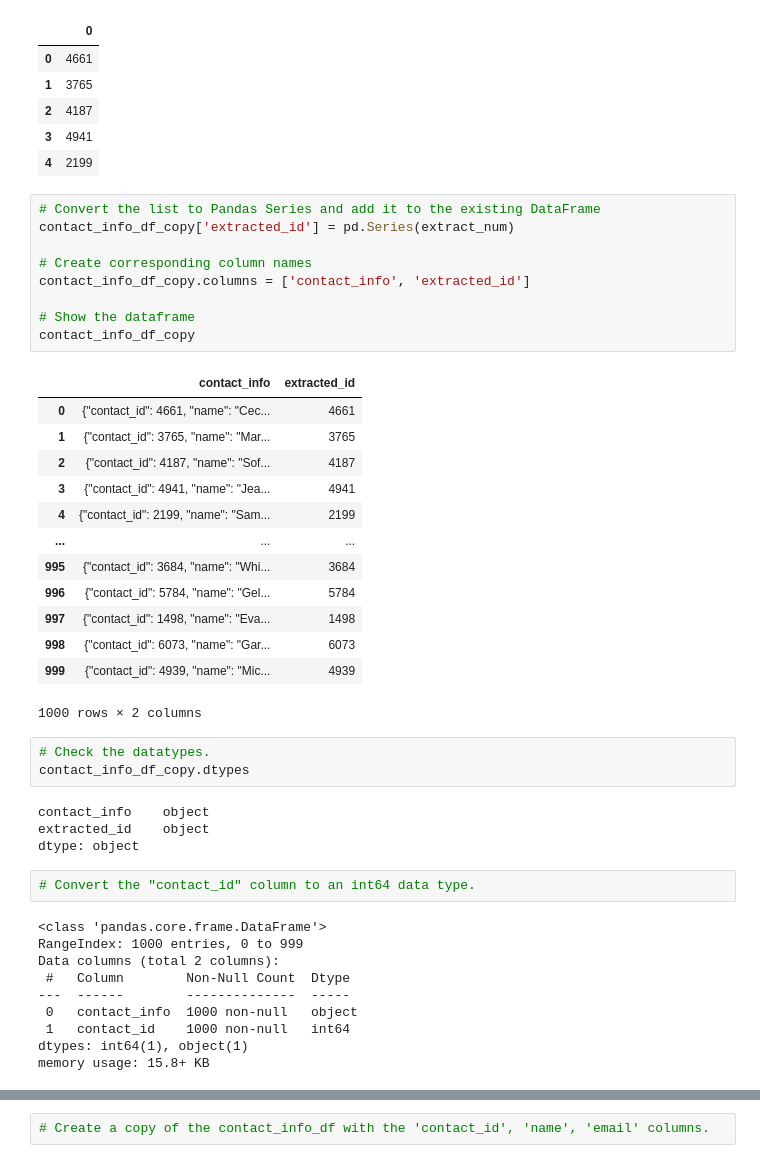
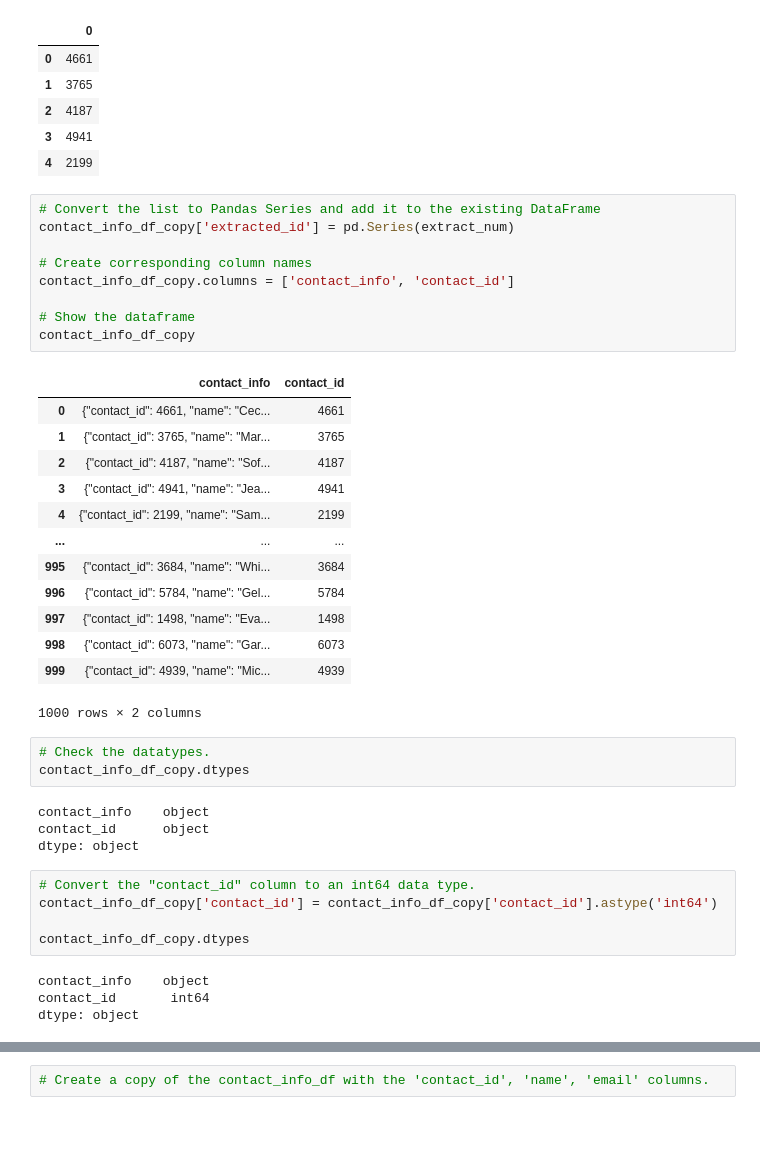
Before and after one commit to mjardinico/crowdfunding_ETL, a Jupyter notebook: ETL_Mini_Project_MJardinico.ipynb, the cells around one changed output, grey strips where cells are left out. Cells and saved outputs as stored; diff of their text form; blank space fills up the shorter version.

```diff
--- a/ETL_Mini_Project_MJardinico.ipynb
+++ b/ETL_Mini_Project_MJardinico.ipynb
@@ -508,14 +508,14 @@ extract_num_df.head()
 # %%
 # Convert the list to Pandas Series and add it to the existing DataFrame
 contact_info_df_copy['extracted_id'] = pd.Series(extract_num)
 
 # Create corresponding column names
-contact_info_df_copy.columns = ['contact_info', 'extracted_id']
+contact_info_df_copy.columns = ['contact_info', 'contact_id']
 
 # Show the dataframe
 contact_info_df_copy
 # %% [output]
-|  | contact_info | extracted_id |
+|  | contact_info | contact_id |
 | 0 | {"contact_id": 4661, "name": "Cec... | 4661 |
 | 1 | {"contact_id": 3765, "name": "Mar... | 3765 |
 | 2 | {"contact_id": 4187, "name": "Sof... | 4187 |
@@ -533,17 +533,14 @@ contact_info_df_copy
 contact_info_df_copy.dtypes
 # %% [output]
 contact_info    object
-extracted_id    object
+contact_id      object
 dtype: object
 # %%
 # Convert the "contact_id" column to an int64 data type.
+contact_info_df_copy['contact_id'] = contact_info_df_copy['contact_id'].astype('int64')
+
+contact_info_df_copy.dtypes
 # %% [output]
-<class 'pandas.core.frame.DataFrame'>
-RangeIndex: 1000 entries, 0 to 999
-Data columns (total 2 columns):
- #   Column        Non-Null Count  Dtype
----  ------        --------------  -----
- 0   contact_info  1000 non-null   object
- 1   contact_id    1000 non-null   int64
-dtypes: int64(1), object(1)
-memory usage: 15.8+ KB
+contact_info    object
+contact_id       int64
+dtype: object
```
Also changed, not shown: parts of 4 cells of this notebook.
